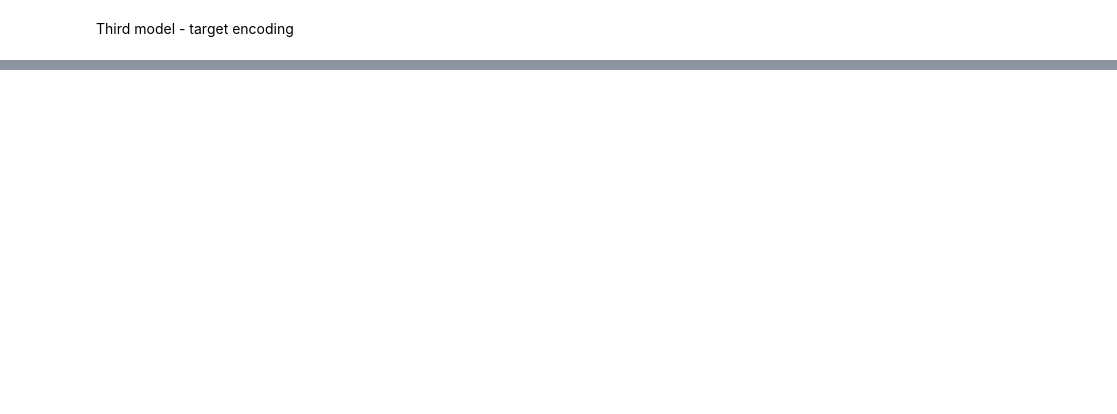
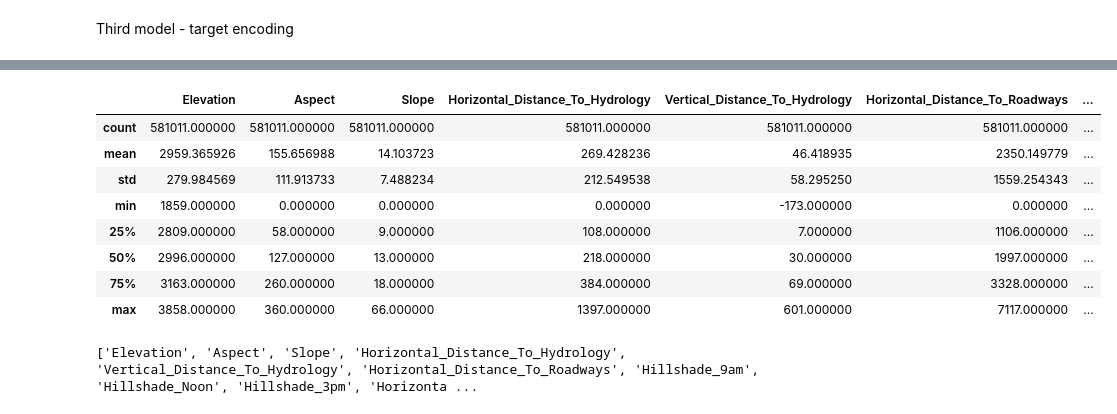
Before and after one commit to Michalinh0/DS2022, a Jupyter notebook: Classification/Covertype.ipynb, the cells around one changed output, grey strips where cells are left out. Drawn from its saved outputs; the diff is of its cells as text; code cells hidden in the pictures; blank space fills up the shorter version.

```diff
--- a/Classification/Covertype.ipynb
+++ b/Classification/Covertype.ipynb
@@ -164,2 +198,28 @@ weighted avg      0.706     0.717     0.702     58102
 # %% [markdown]
 Third model - target encoding
+# %%
+import pandas as pd
+# Assume that you have a dataframe called "df" with binary columns
+
+df = pd.read_csv("https://raw.githubusercontent.com/Michalinh0/DS2022/main/Classification/sources/covtype.data")
+
+soils = []
+strOfNames = ["Elevation" , "Aspect" , "Slope" , "Horizontal_Distance_To_Hydrology" , "Vertical_Distance_To_Hydrology" , "Horizontal_Distance_To_Roadways" , "Hillshade_9am" , "Hillshade_Noon" , "Hillshade_3pm" , "Horizontal_Distance_To_Fire_Points"]
+for i in range(4):
+  strOfNames.append("Wilderness_Area" + str(i+1))
+for i in range(40):
+  strOfNames.append("Soil_type" + str(i+1))
+  soils.append("Soil_type" + str(i+1))
+strOfNames.append("Cover_type")
+
+df.columns = strOfNames
+df['Soil_type'] = df[soils].idxmax(1)
+print(df['Soil_type'])
+from category_encoders import TargetEncoder
+encoder = TargetEncoder()
+df['encoded Soil_type'] = encoder.fit_transform(df['Soil_type'], df['Cover_type'], min_samples_leaf=20, smoothing=10)
+print(soils)
+df.drop(columns=['Soil_type'])
+df.drop(columns=soils, axis=1, inplace=True)
+covertype_dataset = df
+covertype_dataset.describe()
@@ -165,0 +249,18 @@ Third model - target encoding
+# %%
+covertype_dataset.describe()
+# %% [output]
+|  | Elevation | Aspect | Slope | Horizontal_Distance_To_Hydrology | Vertical_Distance_To_Hydrology | Horizontal_Distance_To_Roadways | ... |
+| count | 581011.000000 | 581011.000000 | 581011.000000 | 581011.000000 | 581011.000000 | 581011.000000 | ... |
+| mean | 2959.365926 | 155.656988 | 14.103723 | 269.428236 | 46.418935 | 2350.149779 | ... |
+| std | 279.984569 | 111.913733 | 7.488234 | 212.549538 | 58.295250 | 1559.254343 | ... |
+| min | 1859.000000 | 0.000000 | 0.000000 | 0.000000 | -173.000000 | 0.000000 | ... |
+| 25% | 2809.000000 | 58.000000 | 9.000000 | 108.000000 | 7.000000 | 1106.000000 | ... |
+| 50% | 2996.000000 | 127.000000 | 13.000000 | 218.000000 | 30.000000 | 1997.000000 | ... |
+| 75% | 3163.000000 | 260.000000 | 18.000000 | 384.000000 | 69.000000 | 3328.000000 | ... |
+| max | 3858.000000 | 360.000000 | 66.000000 | 1397.000000 | 601.000000 | 7117.000000 | ... |
+# %%
+input_vector = strOfNames[0:14]
+input_vector.append("encoded Soil_type")
+print(input_vector)
+# %% [output]
+['Elevation', 'Aspect', 'Slope', 'Horizontal_Distance_To_Hydrology', 'Vertical_Distance_To_Hydrology', 'Horizontal_Distance_To_Roadways', 'Hillshade_9am', 'Hillshade_Noon', 'Hillshade_3pm', 'Horizonta ...
```
Also changed, not shown: parts of 13 cells of this notebook.
